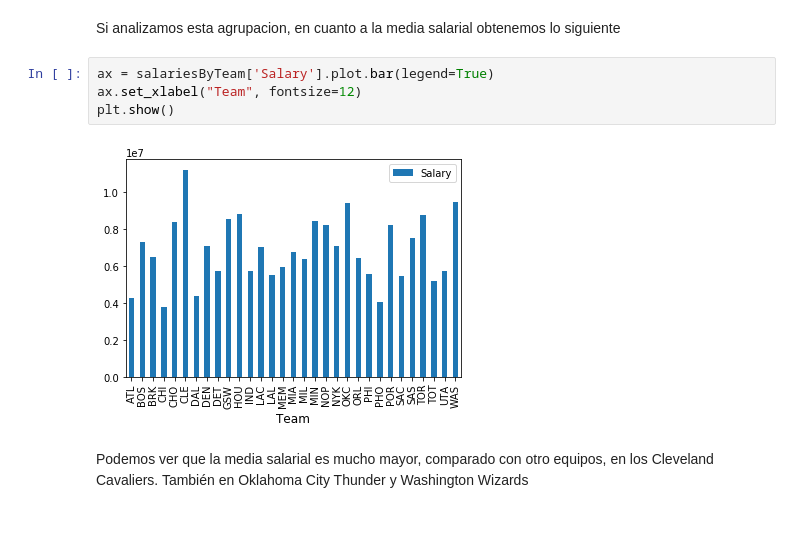
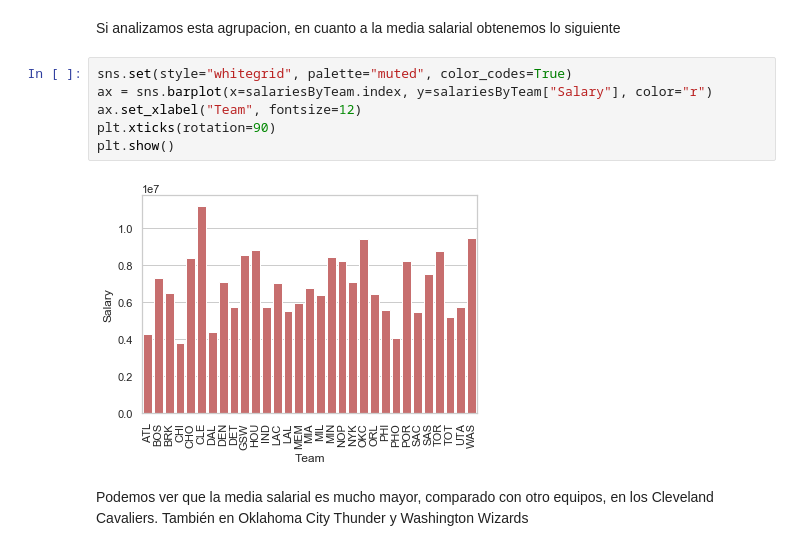
Before and after one commit to cristianm123/NBA_AnalyticsProject, a Jupyter notebook: EDA.ipynb, the cells around one changed output. Saved outputs shown, nothing was run; the diff lists cells and outputs as text; blank space fills up the shorter version.

```diff
--- a/EDA.ipynb
+++ b/EDA.ipynb
@@ -159,12 +161,14 @@ Agrupamos por equipo
 salariesByTeam = salaries.groupby(['Tm']).mean()
 # %% [markdown]
 Si analizamos esta agrupacion, en cuanto a la media salarial obtenemos lo siguiente
-# %%
-ax = salariesByTeam['Salary'].plot.bar(legend=True)
-ax.set_xlabel("Team", fontsize=12)
-plt.show()
-# %% [output]
-[figure, removed]
+# %%
+sns.set(style="whitegrid", palette="muted", color_codes=True)
+ax = sns.barplot(x=salariesByTeam.index, y=salariesByTeam["Salary"], color="r")
+ax.set_xlabel("Team", fontsize=12)
+plt.xticks(rotation=90)
+plt.show()
+# %% [output]
+[figure, added]
 # %% [markdown]
 Podemos ver que la media salarial es mucho mayor, comparado con otro equipos, en los Cleveland Cavaliers. También en
 Oklahoma City Thunder y Washington Wizards
```
Also changed, not shown: parts of 10 cells of this notebook.
